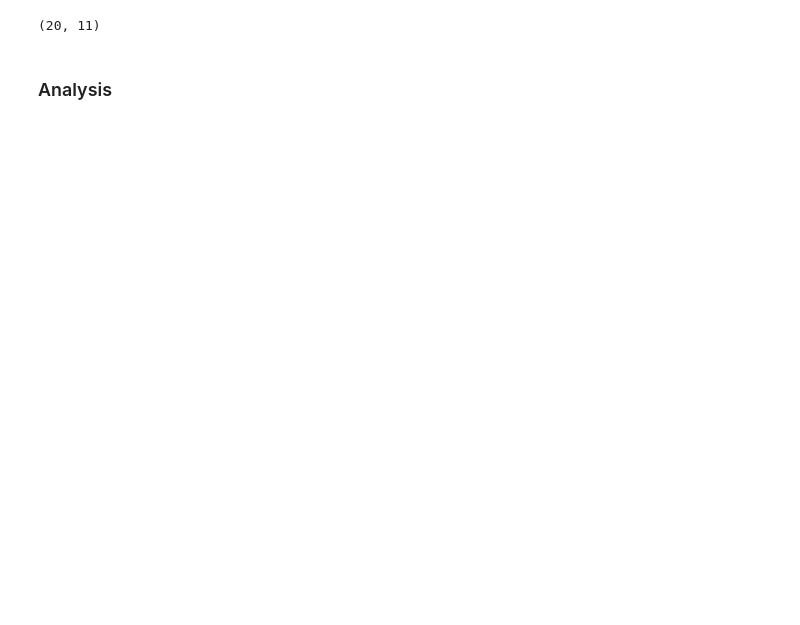
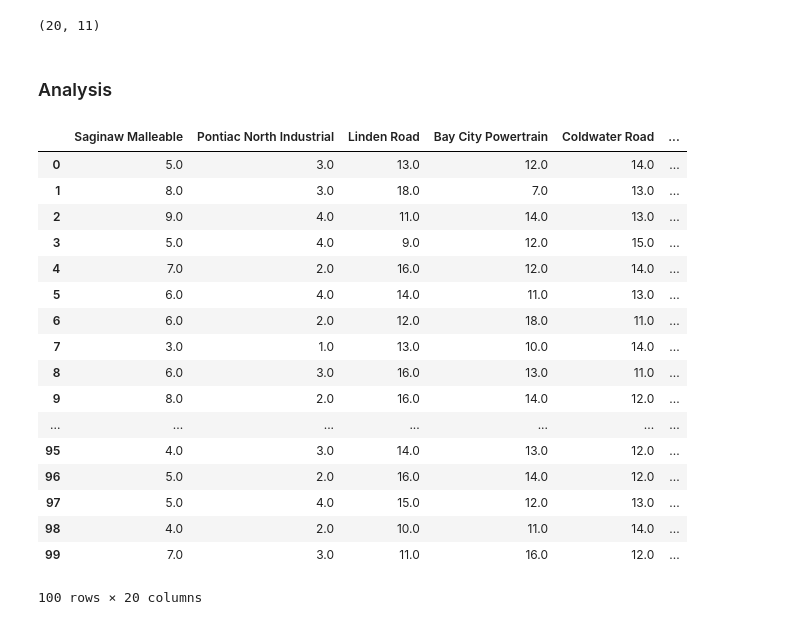
Before and after one commit to smaroukis/site-analysis, a Jupyter notebook: Site-Analysis-9-12-Actual-Data.ipynb, the cells around one changed output. Cells and saved outputs as stored; diff of their text form; code cells hidden in the pictures; blank space fills up the shorter version.

```diff
--- a/Site-Analysis-9-12-Actual-Data.ipynb
+++ b/Site-Analysis-9-12-Actual-Data.ipynb
@@ -48,0 +66,21 @@ np.save('results',results)
+# %%
+ranks
+# %% [output]
+|  | Saginaw Malleable | Pontiac North Industrial | Linden Road | Bay City Powertrain | Coldwater Road | ... |
+| 0 | 5.0 | 3.0 | 13.0 | 12.0 | 14.0 | ... |
+| 1 | 8.0 | 3.0 | 18.0 | 7.0 | 13.0 | ... |
+| 2 | 9.0 | 4.0 | 11.0 | 14.0 | 13.0 | ... |
+| 3 | 5.0 | 4.0 | 9.0 | 12.0 | 15.0 | ... |
+| 4 | 7.0 | 2.0 | 16.0 | 12.0 | 14.0 | ... |
+| 5 | 6.0 | 4.0 | 14.0 | 11.0 | 13.0 | ... |
+| 6 | 6.0 | 2.0 | 12.0 | 18.0 | 11.0 | ... |
+| 7 | 3.0 | 1.0 | 13.0 | 10.0 | 14.0 | ... |
+| 8 | 6.0 | 3.0 | 16.0 | 13.0 | 11.0 | ... |
+| 9 | 8.0 | 2.0 | 16.0 | 14.0 | 12.0 | ... |
+| ... | ... | ... | ... | ... | ... | ... |
+| 95 | 4.0 | 3.0 | 14.0 | 13.0 | 12.0 | ... |
+| 96 | 5.0 | 2.0 | 16.0 | 14.0 | 12.0 | ... |
+| 97 | 5.0 | 4.0 | 15.0 | 12.0 | 13.0 | ... |
+| 98 | 4.0 | 2.0 | 10.0 | 11.0 | 14.0 | ... |
+| 99 | 7.0 | 3.0 | 11.0 | 16.0 | 12.0 | ... |
+100 rows × 20 columns
```
Also changed, not shown: parts of 7 cells of this notebook, 1 other file.
